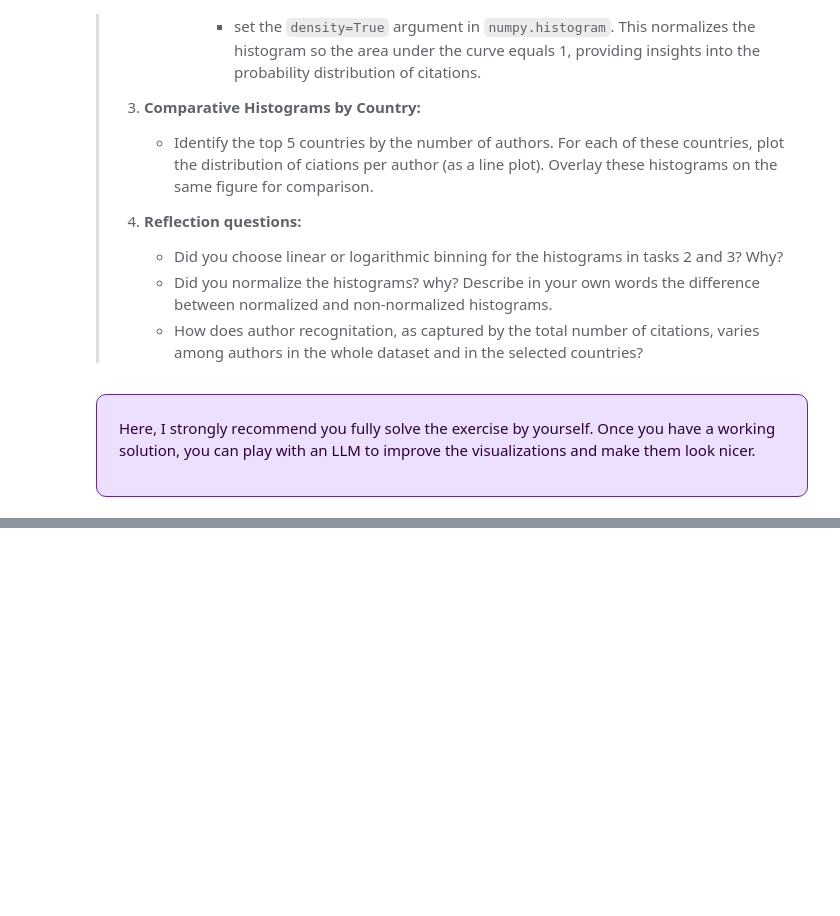
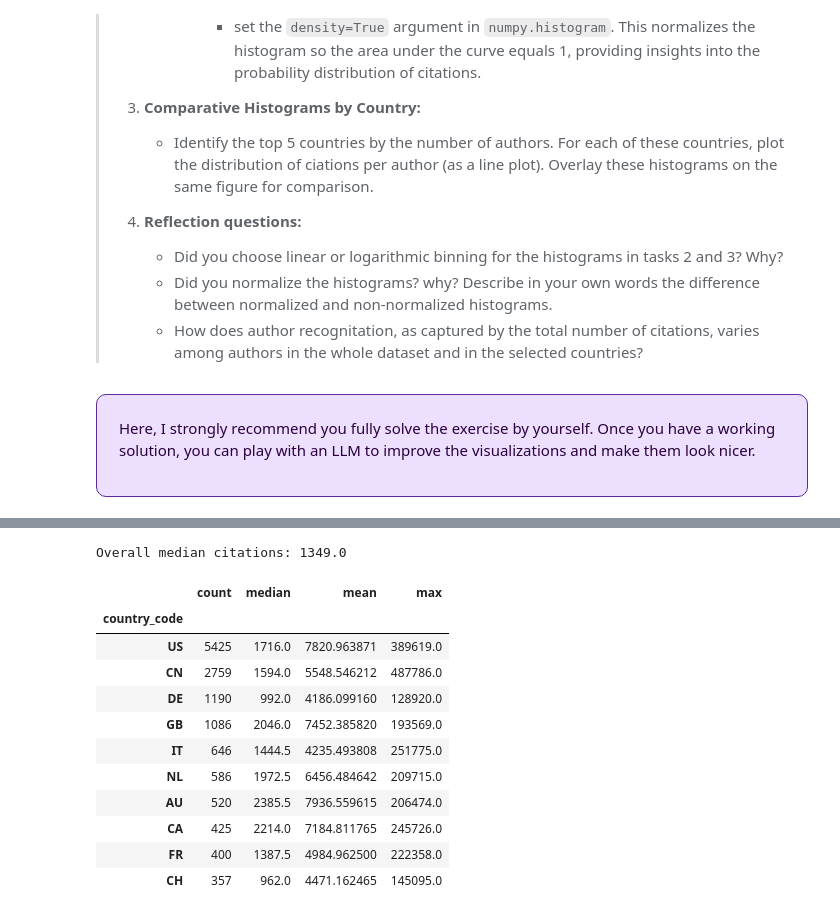
Before and after one commit to Mikel-Yu/comsocsci2026_private, a Jupyter notebook: lectures/Week3.ipynb, the cells around one changed output, grey strips where cells are left out. Cells and saved outputs as stored; diff of their text form; code cells hidden in the pictures; blank space fills up the shorter version.

```diff
--- a/lectures/Week3.ipynb
+++ b/lectures/Week3.ipynb
@@ -305,0 +810,25 @@ Once you have a working solution, you can play with an LLM to improve the visual
+# %%
+print("Overall median citations:", np.median(citations_pos))
+
+country_stats = (
+    CSS_Authors[CSS_Authors["cited_by_count"].notna()]
+    .groupby("country_code")["cited_by_count"]
+    .agg(["count", "median", "mean", "max"])
+    .sort_values("count", ascending=False)
+    .head(10)
+)
+country_stats
+# %% [output]
+Overall median citations: 1349.0
+|  | count | median | mean | max |
+| country_code |  |  |  |  |
+| US | 5425 | 1716.0 | 7820.963871 | 389619.0 |
+| CN | 2759 | 1594.0 | 5548.546212 | 487786.0 |
+| DE | 1190 | 992.0 | 4186.099160 | 128920.0 |
+| GB | 1086 | 2046.0 | 7452.385820 | 193569.0 |
+| IT | 646 | 1444.5 | 4235.493808 | 251775.0 |
+| NL | 586 | 1972.5 | 6456.484642 | 209715.0 |
+| AU | 520 | 2385.5 | 7936.559615 | 206474.0 |
+| CA | 425 | 2214.0 | 7184.811765 | 245726.0 |
+| FR | 400 | 1387.5 | 4984.962500 | 222358.0 |
+| CH | 357 | 962.0 | 4471.162465 | 145095.0 |
```
Also changed, not shown: parts of 33 cells of this notebook, 5 other files.
